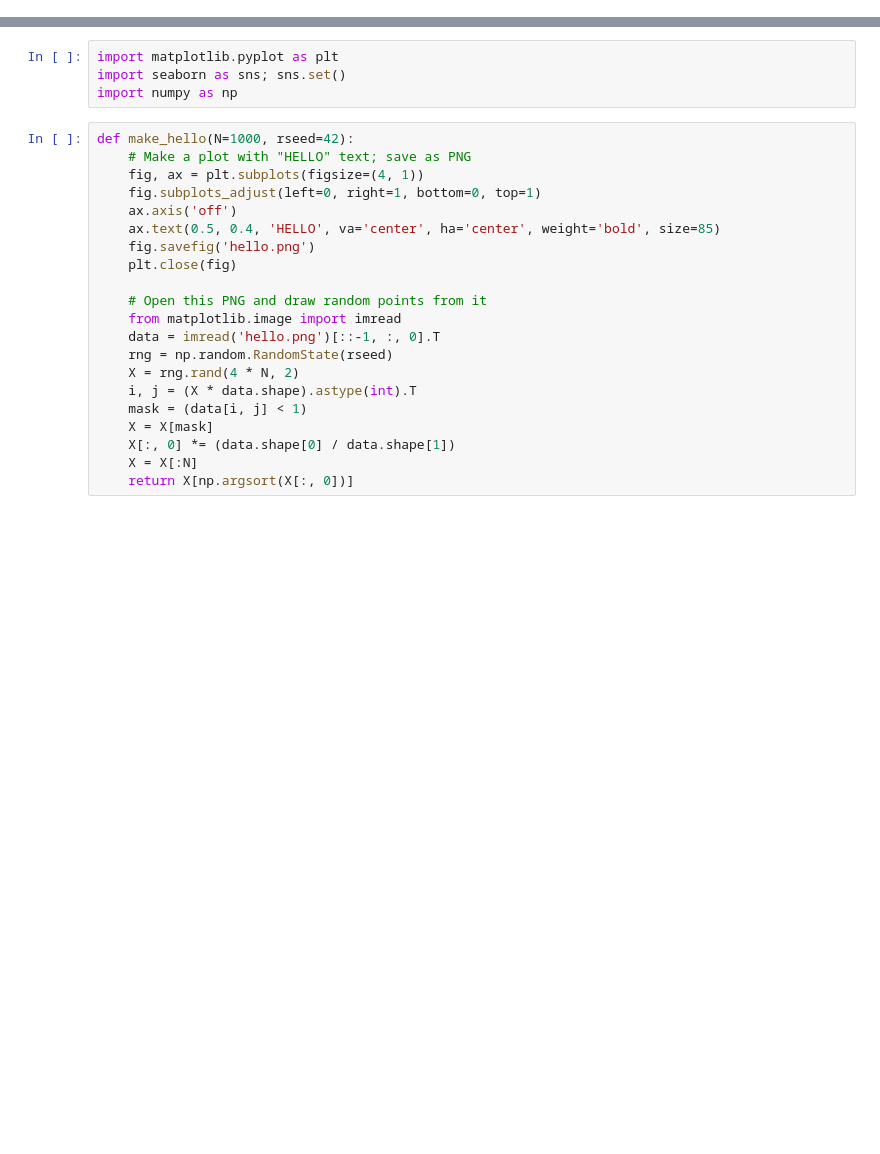
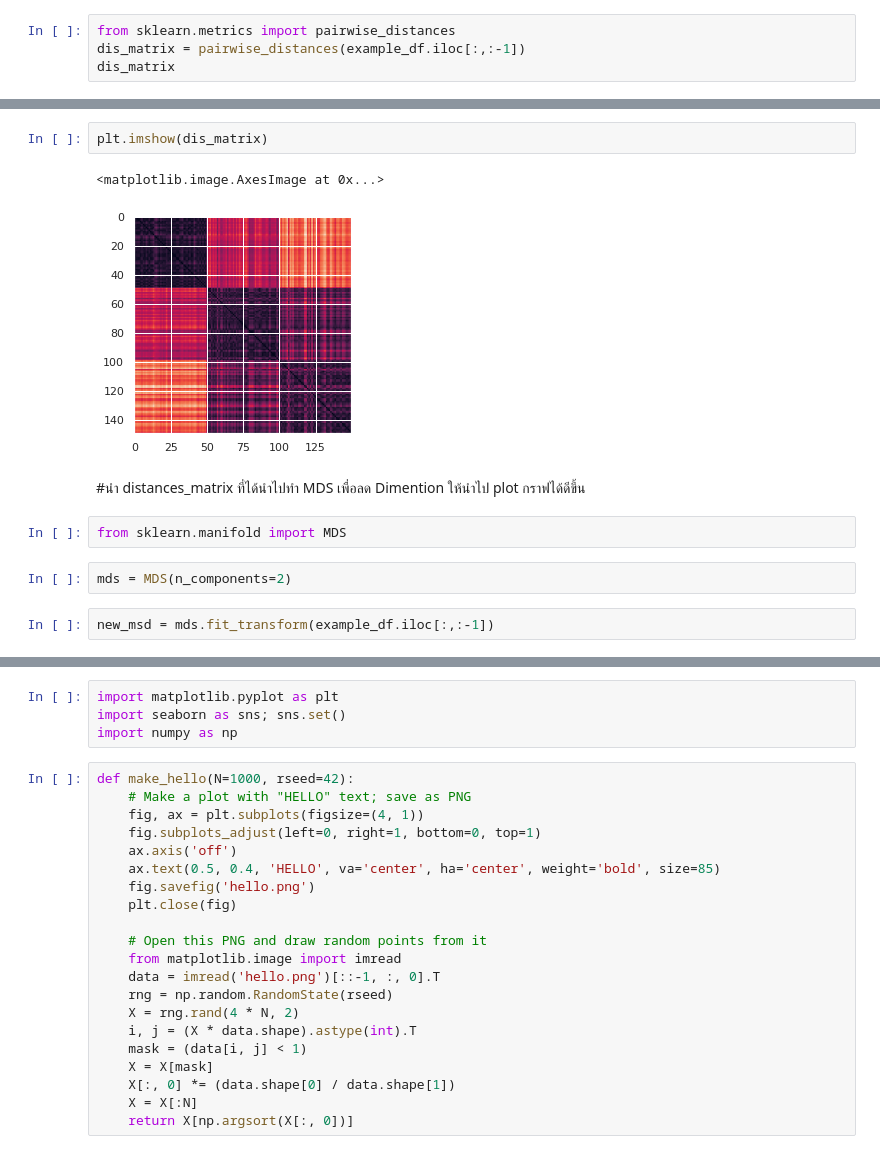
Before and after one commit to Jennapa-colab/multivariate, a Jupyter notebook: CH4.ipynb, the cells around one changed output, grey strips where cells are left out. Drawn from its saved outputs; the diff is of its cells as text; blank space fills up the shorter version.

```diff
--- a/CH4.ipynb
+++ b/CH4.ipynb
@@ -4,0 +78,4 @@
+# %%
+from sklearn.metrics import pairwise_distances
+dis_matrix = pairwise_distances(example_df.iloc[:,:-1])
+dis_matrix
@@ -4,0 +96,13 @@
+# %%
+plt.imshow(dis_matrix)
+# %% [output]
+<matplotlib.image.AxesImage at 0x...>
+[figure, added]
+# %% [markdown]
+#นำ distances_matrix ที่ได้นำไปทำ MDS เพื่อลด Dimention ให้นำไป plot กราฟได้ดีขึ้น
+# %%
+from sklearn.manifold import MDS
+# %%
+mds = MDS(n_components=2)
+# %%
+new_msd = mds.fit_transform(example_df.iloc[:,:-1])
```
Also changed, not shown: parts of 29 cells of this notebook.
